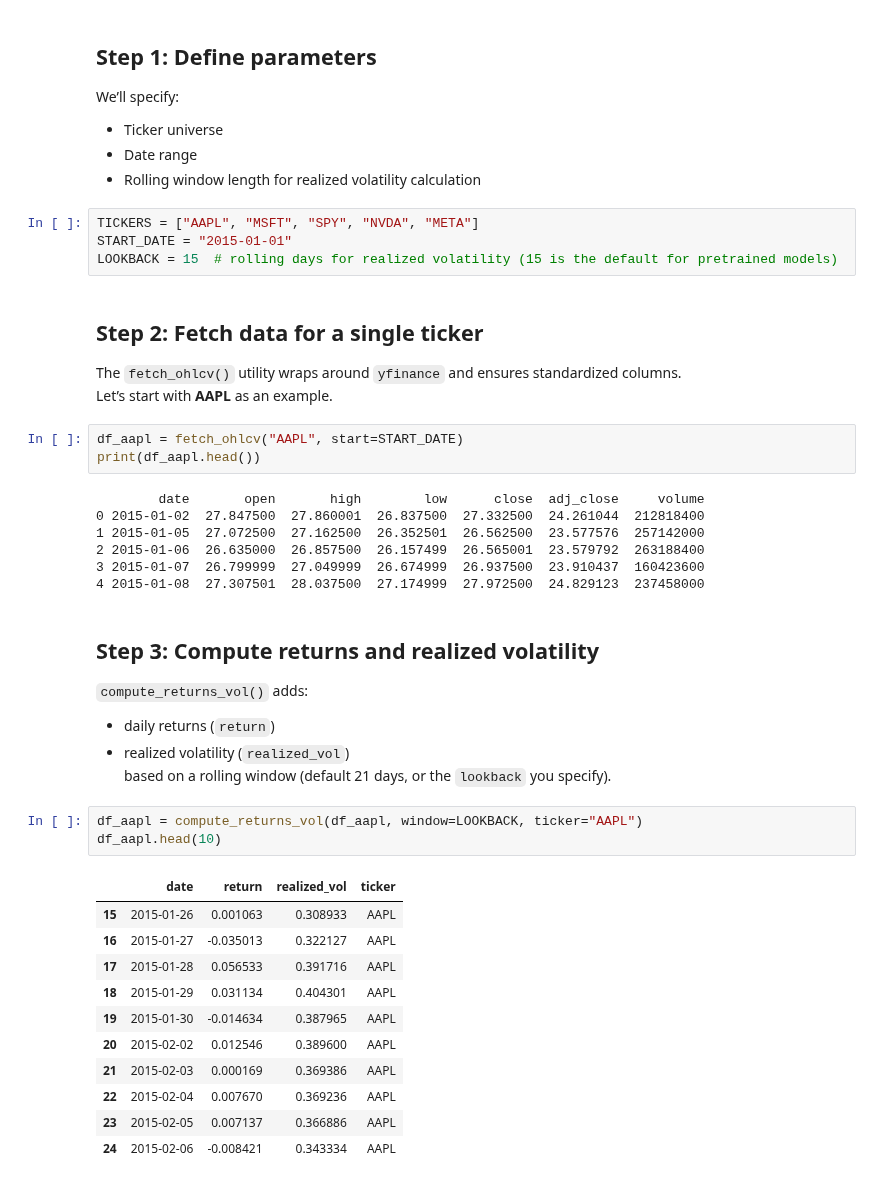
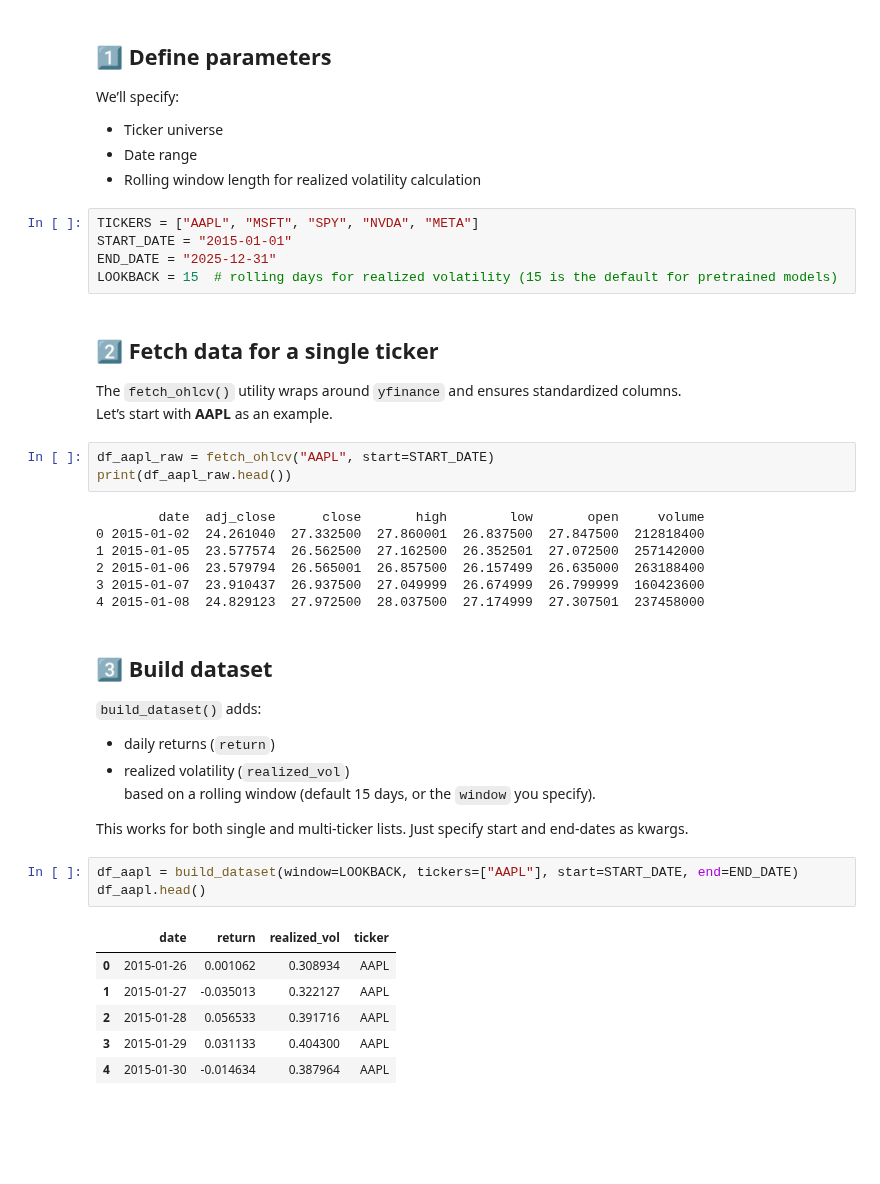
Before and after one commit to rahulmkarthik/VolSense, a Jupyter notebook: notebooks/01_data_preparation.ipynb, the cells around one changed output. Saved outputs shown, nothing was run; the diff lists cells and outputs as text; blank space fills up the shorter version.

```diff
--- a/notebooks/01_data_preparation.ipynb
+++ b/notebooks/01_data_preparation.ipynb
@@ -22,5 +21,5 @@ from volsense_core.data_fetching.feature_engineering import build_features
 # %% [markdown]
-## Step 1: Define parameters
+## 1️⃣ Define parameters
 We’ll specify:
 - Ticker universe
 - Date range
@@ -28,42 +27,40 @@ We’ll specify:
 # %%
 TICKERS = ["AAPL", "MSFT", "SPY", "NVDA", "META"]
 START_DATE = "2015-01-01"
+END_DATE = "2025-12-31"
 LOOKBACK = 15  # rolling days for realized volatility (15 is the default for pretrained models)
 # %% [markdown]
-## Step 2: Fetch data for a single ticker
+## 2️⃣ Fetch data for a single ticker
 
 The `fetch_ohlcv()` utility wraps around `yfinance` and ensures standardized columns.
 Let’s start with **AAPL** as an example.
 # %%
-df_aapl = fetch_ohlcv("AAPL", start=START_DATE)
-print(df_aapl.head())
+df_aapl_raw = fetch_ohlcv("AAPL", start=START_DATE)
+print(df_aapl_raw.head())
 # %% [output]
-        date       open       high        low      close  adj_close     volume
-0 2015-01-02  27.847500  27.860001  26.837500  27.332500  24.261044  212818400
-1 2015-01-05  27.072500  27.162500  26.352501  26.562500  23.577576  257142000
-2 2015-01-06  26.635000  26.857500  26.157499  26.565001  23.579792  263188400
-3 2015-01-07  26.799999  27.049999  26.674999  26.937500  23.910437  160423600
-4 2015-01-08  27.307501  28.037500  27.174999  27.972500  24.829123  237458000
+        date  adj_close      close       high        low       open     volume
+0 2015-01-02  24.261040  27.332500  27.860001  26.837500  27.847500  212818400
+1 2015-01-05  23.577574  26.562500  27.162500  26.352501  27.072500  257142000
+2 2015-01-06  23.579794  26.565001  26.857500  26.157499  26.635000  263188400
+3 2015-01-07  23.910437  26.937500  27.049999  26.674999  26.799999  160423600
+4 2015-01-08  24.829123  27.972500  28.037500  27.174999  27.307501  237458000
 # %% [markdown]
-## Step 3: Compute returns and realized volatility
+## 3️⃣ Build dataset
 
-`compute_returns_vol()` adds:
+`build_dataset()` adds:
 - daily returns (`return`)
 - realized volatility (`realized_vol`)
-based on a rolling window (default 21 days, or the `lookback` you specify).
+based on a rolling window (default 15 days, or the `window` you specify).
+
+This works for both single and multi-ticker lists. Just specify start and end-dates as kwargs.
 # %%
-df_aapl = compute_returns_vol(df_aapl, window=LOOKBACK, ticker="AAPL")
-df_aapl.head(10)
+df_aapl = build_dataset(window=LOOKBACK, tickers=["AAPL"], start=START_DATE, end=END_DATE)
+df_aapl.head()
 # %% [output]
 |  | date | return | realized_vol | ticker |
-| 15 | 2015-01-26 | 0.001063 | 0.308933 | AAPL |
-| 16 | 2015-01-27 | -0.035013 | 0.322127 | AAPL |
-| 17 | 2015-01-28 | 0.056533 | 0.391716 | AAPL |
-| 18 | 2015-01-29 | 0.031134 | 0.404301 | AAPL |
-| 19 | 2015-01-30 | -0.014634 | 0.387965 | AAPL |
-| 20 | 2015-02-02 | 0.012546 | 0.389600 | AAPL |
-| 21 | 2015-02-03 | 0.000169 | 0.369386 | AAPL |
-| 22 | 2015-02-04 | 0.007670 | 0.369236 | AAPL |
-| 23 | 2015-02-05 | 0.007137 | 0.366886 | AAPL |
-| 24 | 2015-02-06 | -0.008421 | 0.343334 | AAPL |
+| 0 | 2015-01-26 | 0.001062 | 0.308934 | AAPL |
+| 1 | 2015-01-27 | -0.035013 | 0.322127 | AAPL |
+| 2 | 2015-01-28 | 0.056533 | 0.391716 | AAPL |
+| 3 | 2015-01-29 | 0.031133 | 0.404300 | AAPL |
+| 4 | 2015-01-30 | -0.014634 | 0.387964 | AAPL |
 # %% [markdown]
```
Also changed, not shown: parts of 17 cells of this notebook.
